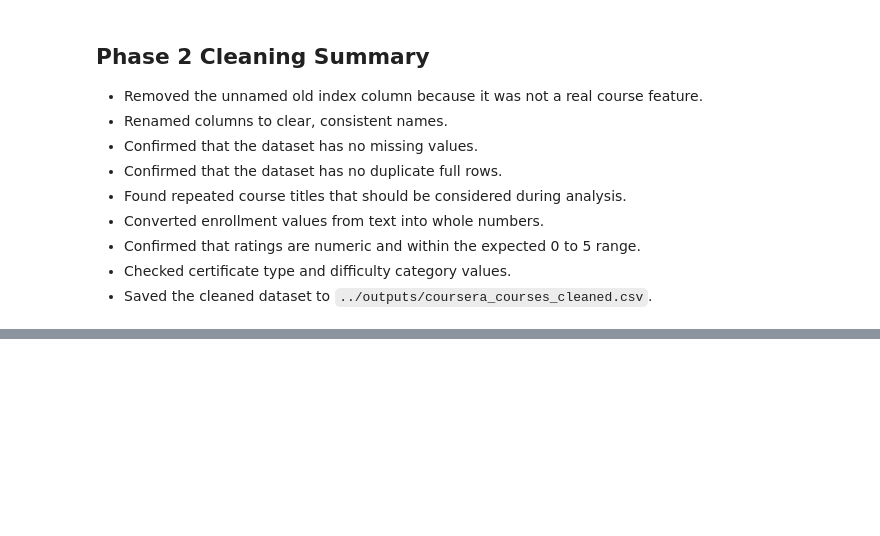
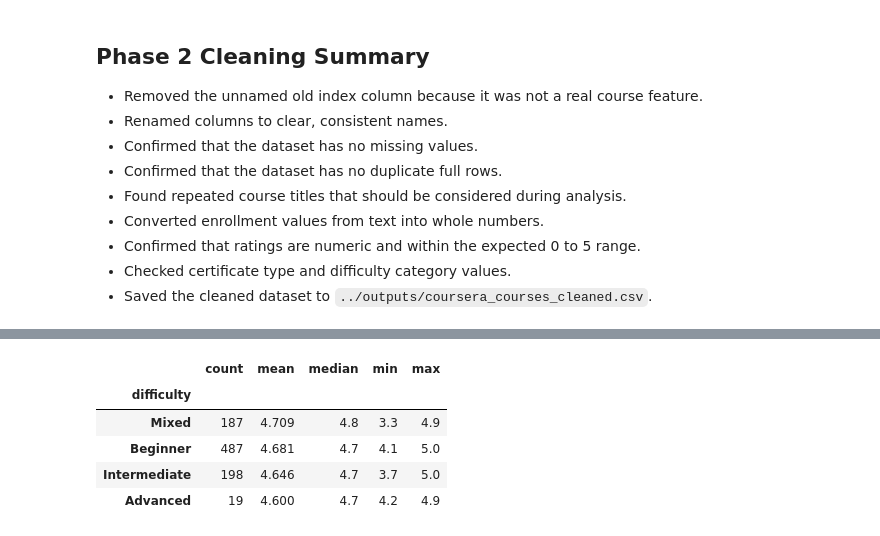
Before and after one commit to LubanaOrin/learn_code, a Jupyter notebook: tasks/Coursera Course Dataset Analysis/notebooks/coursera_course_dataset_analysis.ipynb, the cells around one changed output, grey strips where cells are left out. Drawn from its saved outputs; the diff is of its cells as text; code cells hidden in the pictures; blank space fills up the shorter version.

```diff
--- a/tasks/Coursera Course Dataset Analysis/notebooks/coursera_course_dataset_analysis.ipynb
+++ b/tasks/Coursera Course Dataset Analysis/notebooks/coursera_course_dataset_analysis.ipynb
@@ -271,0 +338,17 @@ courses_cleaned.head()
+# %%
+rating_by_difficulty = (
+    cleaned_courses
+    .groupby("difficulty")["rating"]
+    .agg(["count", "mean", "median", "min", "max"])
+    .sort_values("mean", ascending=False)
+    .round(3)
+)
+
+rating_by_difficulty
+# %% [output]
+|  | count | mean | median | min | max |
+| difficulty |  |  |  |  |  |
+| Mixed | 187 | 4.709 | 4.8 | 3.3 | 4.9 |
+| Beginner | 487 | 4.681 | 4.7 | 4.1 | 5.0 |
+| Intermediate | 198 | 4.646 | 4.7 | 3.7 | 5.0 |
+| Advanced | 19 | 4.600 | 4.7 | 4.2 | 4.9 |
```
Also changed, not shown: parts of 23 cells of this notebook, 1 other file.
